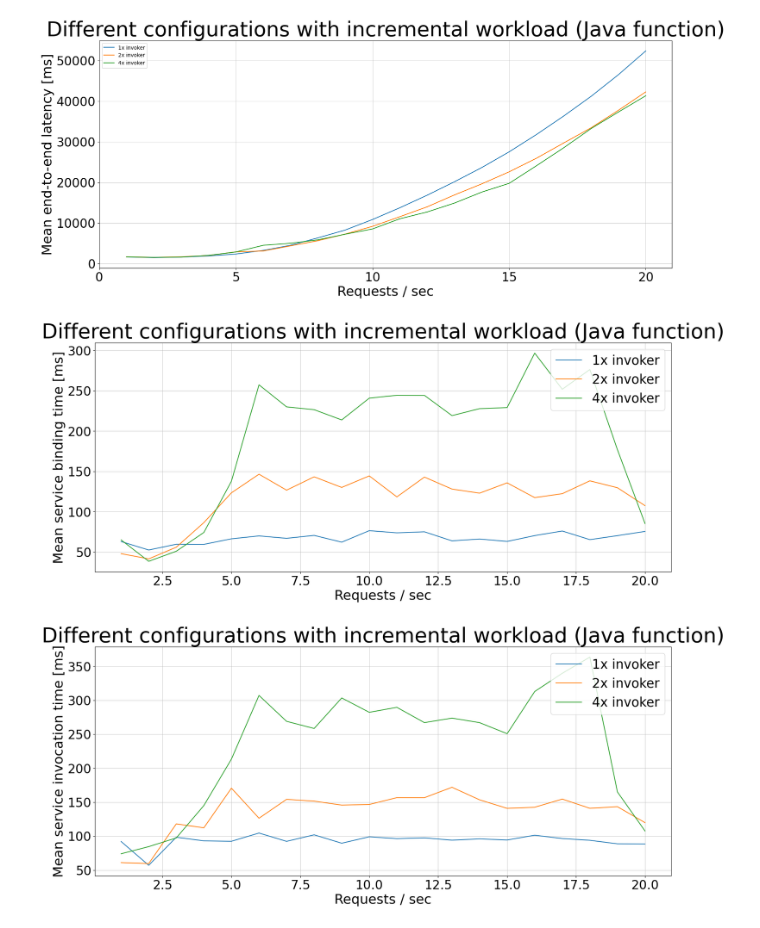
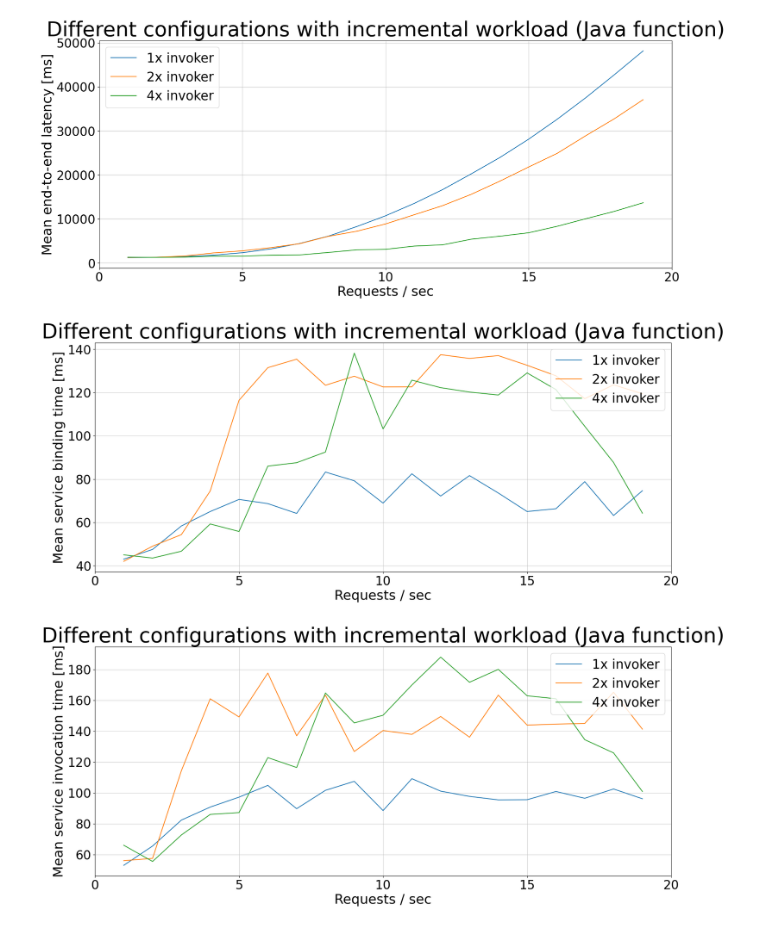
Before and after one commit to FabioGentili99/MSc-thesis---Dependency-injection-in-serverless-scenarios, a Jupyter notebook: first-architecture/logs/first_arch_incremental_workload.ipynb, the cells around one changed output. Drawn from its saved outputs; the diff is of its cells as text; code cells hidden in the pictures.

```diff
--- a/first-architecture/logs/first_arch_incremental_workload.ipynb
+++ b/first-architecture/logs/first_arch_incremental_workload.ipynb
@@ -4,15 +4,23 @@ import numpy as np
 import re
 import matplotlib.pyplot as plt
 
-logs_first_arch_java_1_invoker_incremental1 = "logs_first_arch_java_1_invoker_incremental90.txt"
-logs_first_arch_java_2_invoker_incremental1 = "logs_first_arch_java_2_invoker_incremental90.txt"
-logs_first_arch_java_4_invoker_incremental1 = "logs_first_arch_java_4_invoker_incremental90.txt"
+logs_first_arch_java_1_invoker_incremental1 = "logs_first_arch_java_1_invoker_incremental110.txt"
+logs_first_arch_java_2_invoker_incremental1 = "logs_first_arch_java_2_invoker_incremental110.txt"
+logs_first_arch_java_4_invoker_incremental1 = "logs_first_arch_java_4_invoker_incremental110.txt"
+
+logs_first_arch_java_4_invoker_incremental2 = "logs_first_arch_java_4_invoker_incremental111.txt"
 
 
 
 acl_java1 = pd.read_csv (logs_first_arch_java_1_invoker_incremental1, names = ["timestamp", "level", "message"])
 acl_java2 = pd.read_csv (logs_first_arch_java_2_invoker_incremental1, names = ["timestamp", "level", "message"])
 acl_java4 = pd.read_csv (logs_first_arch_java_4_invoker_incremental1, names = ["timestamp", "level", "message"])
+
+acl_java42 = pd.read_csv (logs_first_arch_java_4_invoker_incremental2, names = ["timestamp", "level", "message"])
+
+
+acl_java4 = pd.concat([acl_java4, acl_java42])
+acl_java4 = acl_java4.sort_values(by=['timestamp'])
 
 
 
@@ -199,7 +207,7 @@ plt.legend(loc = 'upper left')
 plt.rc('legend', fontsize = 25)
 plt.show()
 # %% [output]
-[figure, old version]
+[figure, new version]
 # %%
 #acl java mdb incremental first arch
 fig, ax = plt.subplots(figsize = (20,8))
@@ -213,31 +221,31 @@ ax.plot(rps_java, acl_java_mdb4_rps, label = '4x invoker')
 plt.xticks(fontsize=24)
 plt.yticks(fontsize=24)
 ax.grid(True, linewidth=0.5)
-#ax.set_xticks(range(0,21,5))
+ax.set_xticks(range(0,21,5))
 #plt.yscale('log')
 plt.legend(loc = 'upper right')
 plt.rc('legend', fontsize = 25)
 plt.show()
 # %% [output]
-[figure, old version]
+[figure, new version]
 # %%
 #acl java fun incremental first arch
 fig, ax = plt.subplots(figsize = (20,8))
 ax.set_title("Different configurations with incremental workload (Java function)", fontsize = 40)
 ax.set_xlabel('Requests / sec', fontsize = 26)
 ax.set_ylabel('Mean service invocation time [ms]', fontsize = 26)
 ax.plot(rps_java, acl_java_fun1_rps, label = '1x invoker')
 ax.plot(rps_java, acl_java_fun2_rps, label = '2x invoker')
 ax.plot(rps_java, acl_java_fun4_rps, label = '4x invoker')
 #ax.plot(log_go_tot, label = 'log function')
 plt.xticks(fontsize=24)
 plt.yticks(fontsize=24)
 ax.grid(True, linewidth=0.5)
-#ax.set_xticks(range(0,21,5))
+ax.set_xticks(range(0,21,5))
 #plt.yscale('log')
 plt.legend(loc = 'upper right')
 plt.rc('legend', fontsize = 25)
 plt.show()
 # %% [output]
-[figure, old version]
+[figure, new version]
 # %%
```
Also changed, not shown: parts of 8 cells of this notebook, 29 other files.
